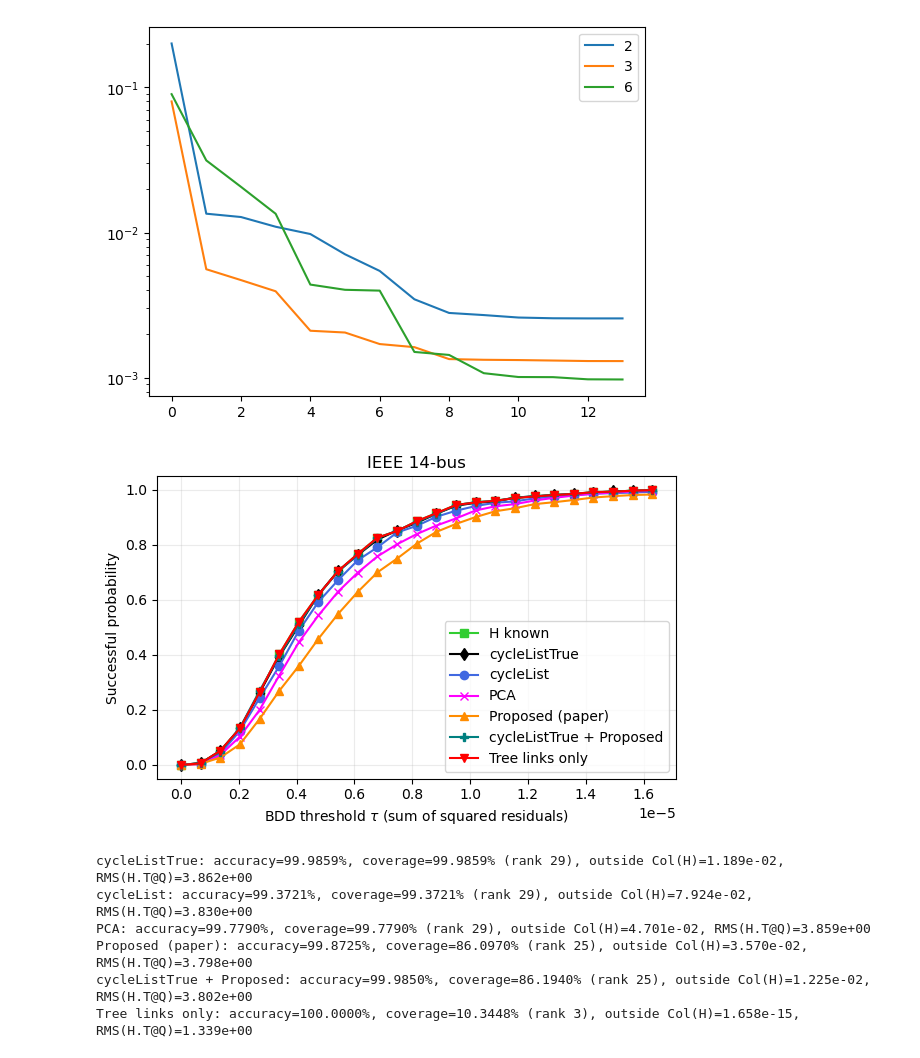
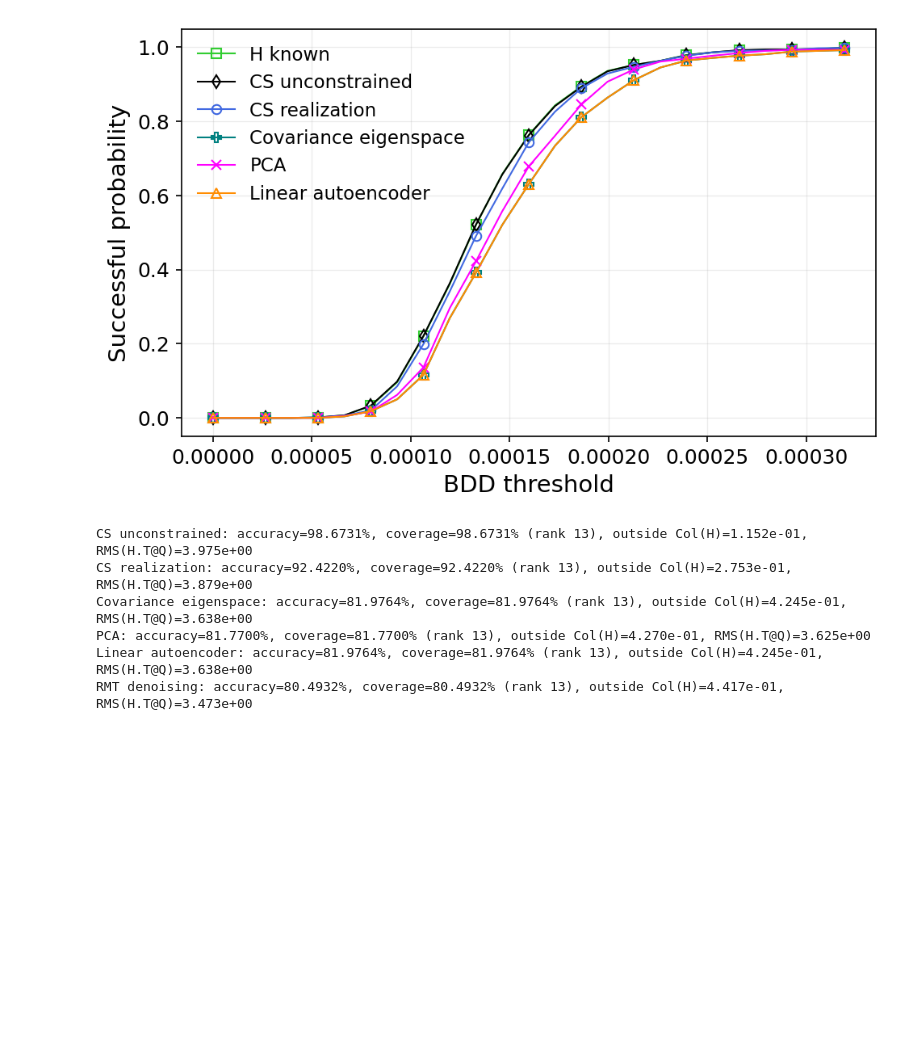
Before and after one commit to bizhili/power_grid_security, a Jupyter notebook: dc_power_complete.ipynb, the cells around one changed output. Drawn from its saved outputs; the diff is of its cells as text; code cells hidden in the pictures; blank space fills up the shorter version.

Commit message:
new cycle list algorithm and new results

```diff
--- a/dc_power_complete.ipynb
+++ b/dc_power_complete.ipynb
@@ -115,57 +164,63 @@ New residual-curvature criterion:
 # %%
 #bentchmark here
-benchmarkID= 14
+benchmarkID= 118
 _, _, benchmarkH, benchmarkA, _, _, _, _= ioFile.read_mat_power(f'matpower/test_data/DC_case{benchmarkID}_.mat', normalize=False)
 benchmarkData, _= ioFile.read_excel_power(f'data/paper_2/results{benchmarkID}.xlsx', id1=0, id2=0)
 benchmarkData= benchmarkData/100 # MW to per unit, as in read_mat_power
-benchmarkM, benchmarkN= benchmarkH.shape*1
+benchmarkM, benchmarkN= benchmarkH.shape
 benchmarkRank, benchmarkMER= benchmarkN-1, 4 if benchmarkID == 14 else 1 # paper Table V: IEEE-14/57
-benchmarkTrainCount= benchmarkM*1
+benchmarkTrainMultiple= 1 # switch among 2, 3, and 4
+benchmarkTrainCount= benchmarkM*benchmarkTrainMultiple
 benchmarkRng= np.random.default_rng(7)
 benchmarkAttackStrength= 8.0
-benchmarkProposedRank= benchmarkN- 5
+benchmarkProposedRank= benchmarkN- 1
+benchmarkAutoencoderRank= benchmarkN # encoder m x n; decoder n x m
 benchmarkCycleAttackRank= benchmarkN- 1
-benchmarkNoiseStd= 0.02*np.maximum(np.sqrt(np.mean(benchmarkData[:benchmarkTrainCount]**2, axis=0)), 1e-8)
+benchmarkNoiseStd= 0.1*np.maximum(np.sqrt(np.mean(benchmarkData[:benchmarkTrainCount]**2, axis=0)), 1e-8)
 noisTrain= benchmarkRng.normal(scale=benchmarkNoiseStd, size=(benchmarkTrainCount, benchmarkM))
 benchmarkTrain= benchmarkData[:benchmarkTrainCount]+noisTrain
 print(f"SNR: {utils.calculate_snr(benchmarkData[:benchmarkTrainCount], noisTrain):.2f} dB")
-benchmarkTreeLearned, _= csp.get_spanning_tree(benchmarkTrain, benchmarkRank, benchmarkM)
+benchmarkTreeMethod= "robust" # "raw" or "robust"
+benchmarkTreeLearned, _= csp.get_spanning_tree(benchmarkTrain, benchmarkRank, benchmarkM, method=benchmarkTreeMethod)
 #true tree here
-benchmarkTreeTrue, _= csp.get_spanning_tree(benchmarkA.T, benchmarkRank, benchmarkM)
+benchmarkTreeTrue, _= csp.get_spanning_tree(benchmarkA.T, benchmarkRank, benchmarkM, method="raw")
 benchmarkTreeSource= "learned" # switch between "true" and "learned"
 benchmarkTree= benchmarkTreeTrue if benchmarkTreeSource == "true" else benchmarkTreeLearned
 print(benchmarkTreeLearned)
-benchmarkCycleMethod= globals().get("cycleMethod", "old")
+benchmarkCycleMethod= globals().get("cycleMethod", "new")
 benchmarkCycleList, treeLinks, benchmarkCritias= csp.get_cycle_basis(benchmarkTrain, benchmarkN, benchmarkTree, method=benchmarkCycleMethod)
 csp.check_spanning_tree(benchmarkA, benchmarkTree, benchmarkRank)
 csp.check_tree_links(benchmarkA, benchmarkRank, treeLinks)
 csp.check_cycle_list(benchmarkA, benchmarkCycleList, benchmarkCritias, H=benchmarkH, dataZ=benchmarkTrain)
-benchmarkTreeLinksTrue= sorted(csp.get_bridge_links(benchmarkA))
 benchmarkCycleListTrue= csp.minimum_topology_cycle_basis(benchmarkA)
 bddThresholds, successProbability, injectionMagnitude= resd.chi2_attack_success_benchmark(
     benchmarkH, benchmarkTrain, benchmarkData[benchmarkTrainCount:],
     benchmarkCycleListTrue, benchmarkCycleList, benchmarkNoiseStd,
     # attackStrength is the common whitened attack-vector norm
     numTrials=1000, attackStrength=benchmarkAttackStrength, seed=7, paperExtension=benchmarkMER,
-    proposedRank=benchmarkProposedRank,
-    returnMagnitudes=True, cycleAttackRank=benchmarkCycleAttackRank,
-    treeAttackLinks=benchmarkTreeLinksTrue)
-styles= [("H known", "limegreen", "s"), ("cycleListTrue", "black", "d"),
-         ("cycleList", "royalblue", "o"), ("PCA", "magenta", "x"),
-         ("Proposed (paper)", "darkorange", "^"),
-         ("cycleListTrue + Proposed", "teal", "P"),
-         ("Tree links only", "red", "v")]
-plt.figure(figsize=(6, 4))
-for name, color, marker in styles:
-    plt.plot(bddThresholds, successProbability[name], color=color, marker=marker, label=name)
-plt.xlabel(r"BDD threshold $\tau$ (sum of squared residuals)")
-plt.ylabel("Successful probability")
-plt.title(f"IEEE {benchmarkID}-bus")
+    proposedRank=benchmarkProposedRank, autoencoderRank=benchmarkAutoencoderRank- 1,
+    returnMagnitudes=True, cycleAttackRank=benchmarkCycleAttackRank)
+# Covariance eigenspace: C=Zc.T@Zc/(T-1), Uhat=top eigenvectors, a=Uhat@v0.
+styles= [("H known", "H known", "limegreen", "s"),
+         ("cycleListTrue", "CS unconstrained", "black", "d"),
+         ("cycleList", "CS realization", "royalblue", "o"),
+         ("Covariance eigenspace", "Covariance eigenspace", "teal", "P"),
+         ("PCA", "PCA", "magenta", "x"),
+         ("Linear autoencoder", "Linear autoencoder", "darkorange", "^")]
+plotLabels= {key: label for key, label, _, _ in styles}
+plotLabels["Proposed (paper)"]= "RMT denoising" # retained for the numerical comparison only
+fig, ax= plt.subplots(figsize=(6.48, 4.0), dpi=150) # 1.62:1, half-page figure
+for key, label, color, marker in styles:
+    ax.plot(bddThresholds, successProbability[key], color=color, marker=marker, label=label, linewidth=1.0, markersize=5.5, markerfacecolor="none", markeredgewidth=1.0, markevery=2)
+ax.set_xlabel(r"BDD threshold", fontsize=14)
+ax.set_ylabel("Successful probability", fontsize=14)
 # plt.ylim(0, 1.02)
 # plt.yscale("log")
 # plt.xscale("log")
-plt.grid(alpha=0.25)
-plt.legend()
-plt.tight_layout()
+ax.tick_params(axis="both", labelsize=12)
+ax.grid(alpha=0.25, linewidth=0.6)
+ax.legend(fontsize=11, ncol=1, frameon=False)
+fig.tight_layout(pad=0.5)
+fig.savefig(f"figs/benchmark_ieee{benchmarkID}.pdf")
 plt.show()
 # %% [output]
@@ -188,11 +244,10 @@ incorrect cycleList[6] links: [6, 7, 9, 12, 14, 16, 17, 19]
-[figure, old version]
+[figure, new version]
-[figure, removed]
 # %%
 # compare subsace accuracy here
 # Projection overlap: mean squared cosine of principal angles (1 = exact).
 qTrue= np.linalg.svd(benchmarkH, full_matrices=False)[0][:, :benchmarkRank]
 proposedRank= benchmarkProposedRank
-for name in ["cycleListTrue", "cycleList", "PCA", "Proposed (paper)", "cycleListTrue + Proposed", "Tree links only"]:
+for name in ["cycleListTrue", "cycleList", "Covariance eigenspace", "PCA", "Linear autoencoder", "Proposed (paper)"]:
     proposed= name == "Proposed (paper)"
     basis= (resd.paper_fdia_basis(benchmarkTrain, benchmarkMER, proposedRank)
             if proposed else injectionMagnitude[name]["rawVector"].T)
@@ -203,14 +258,14 @@ for name in ["cycleListTrue", "cycleList", "PCA", "Proposed (paper)", "cycleList
     coverage= min(1.0, overlap/benchmarkRank)
     outside= np.linalg.norm(q-qTrue@(qTrue.T@q), "fro")/np.sqrt(basisRank)
     product= benchmarkH.T@q
-    print(f"{name}: accuracy={100*accuracy:.4f}%, coverage={100*coverage:.4f}% (rank {basisRank}), outside Col(H)={outside:.3e}, RMS(H.T@Q)={np.sqrt(np.mean(product**2)):.3e}")
+    print(f"{plotLabels[name]}: accuracy={100*accuracy:.4f}%, coverage={100*coverage:.4f}% (rank {basisRank}), outside Col(H)={outside:.3e}, RMS(H.T@Q)={np.sqrt(np.mean(product**2)):.3e}")
 # %% [output]
-cycleListTrue: accuracy=99.9859%, coverage=99.9859% (rank 29), outside Col(H)=1.189e-02, RMS(H.T@Q)=3.862e+00
-cycleList: accuracy=99.3721%, coverage=99.3721% (rank 29), outside Col(H)=7.924e-02, RMS(H.T@Q)=3.830e+00
-PCA: accuracy=99.7790%, coverage=99.7790% (rank 29), outside Col(H)=4.701e-02, RMS(H.T@Q)=3.859e+00
-Proposed (paper): accuracy=99.8725%, coverage=86.0970% (rank 25), outside Col(H)=3.570e-02, RMS(H.T@Q)=3.798e+00
-cycleListTrue + Proposed: accuracy=99.9850%, coverage=86.1940% (rank 25), outside Col(H)=1.225e-02, RMS(H.T@Q)=3.802e+00
-Tree links only: accuracy=100.0000%, coverage=10.3448% (rank 3), outside Col(H)=1.658e-15, RMS(H.T@Q)=1.339e+00
+CS unconstrained: accuracy=98.6731%, coverage=98.6731% (rank 13), outside Col(H)=1.152e-01, RMS(H.T@Q)=3.975e+00
+CS realization: accuracy=92.4220%, coverage=92.4220% (rank 13), outside Col(H)=2.753e-01, RMS(H.T@Q)=3.879e+00
+Covariance eigenspace: accuracy=81.9764%, coverage=81.9764% (rank 13), outside Col(H)=4.245e-01, RMS(H.T@Q)=3.638e+00
+PCA: accuracy=81.7700%, coverage=81.7700% (rank 13), outside Col(H)=4.270e-01, RMS(H.T@Q)=3.625e+00
+Linear autoencoder: accuracy=81.9764%, coverage=81.9764% (rank 13), outside Col(H)=4.245e-01, RMS(H.T@Q)=3.638e+00
+RMT denoising: accuracy=80.4932%, coverage=80.4932% (rank 13), outside Col(H)=4.417e-01, RMS(H.T@Q)=3.473e+00
 # %%
 # plot injection magnitude
 names= [x[0] for x in styles]
```
Also changed, not shown: parts of 12 cells of this notebook, 10 other files.
